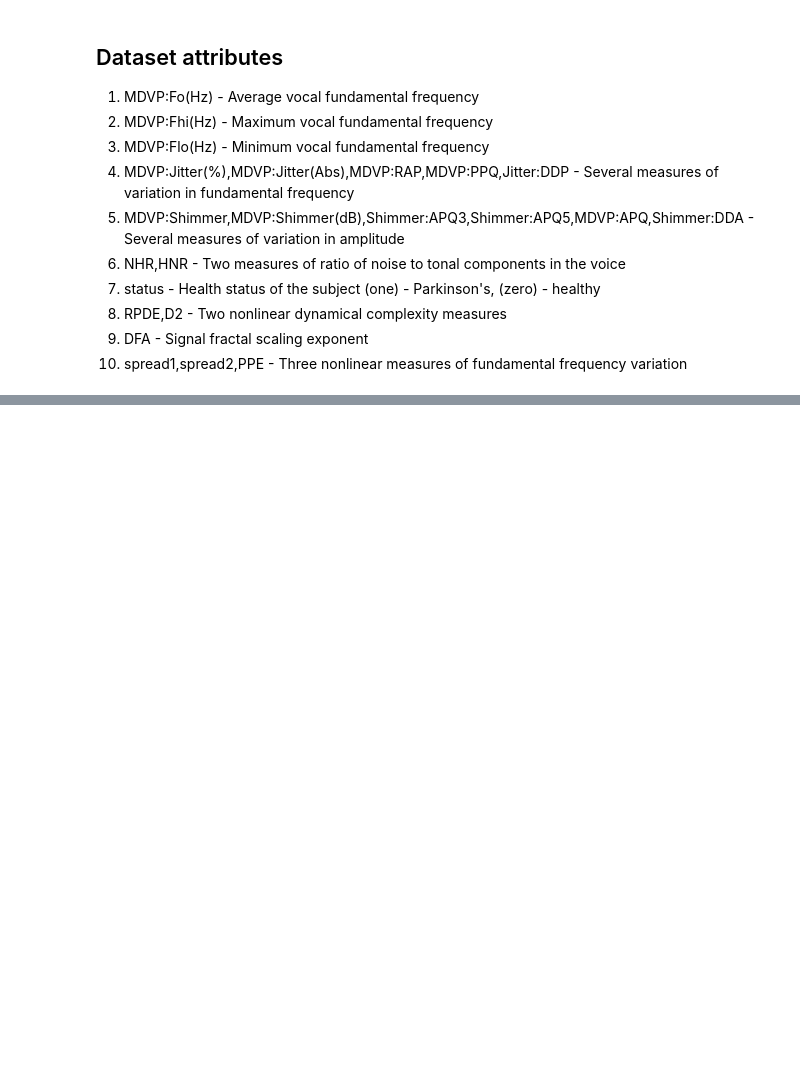
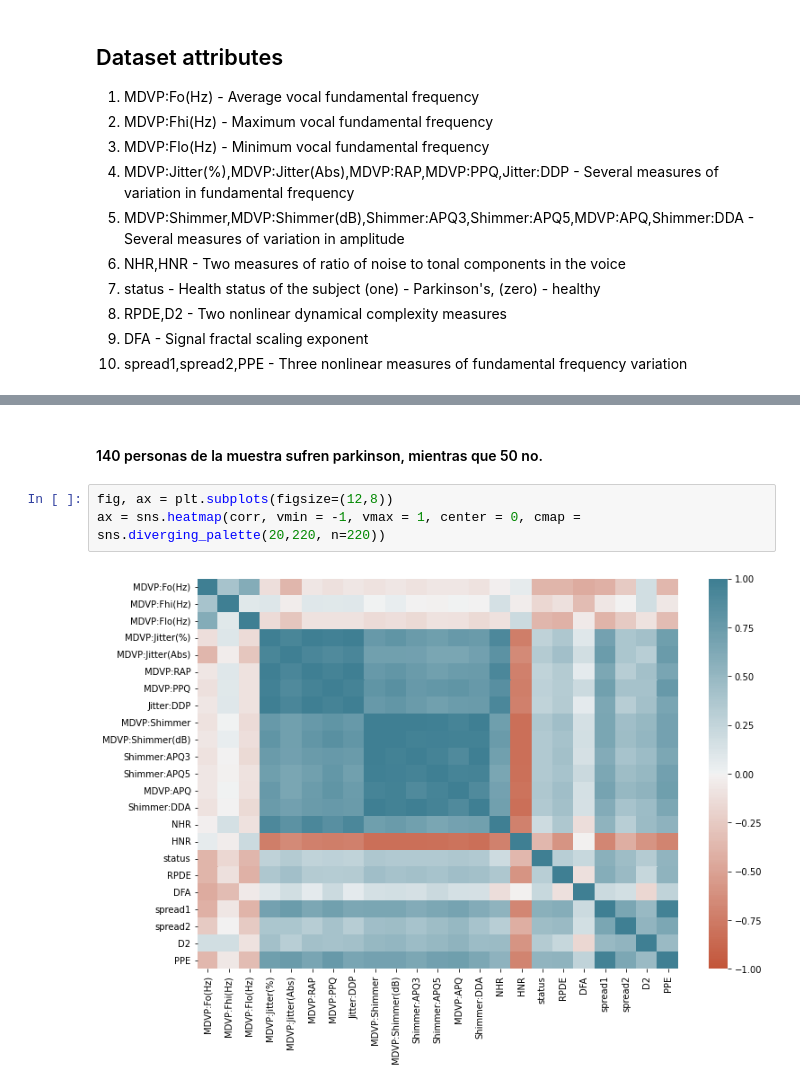
Before and after one commit to nilradi/DS-Projects, a Jupyter notebook: P3_Parkinson_Prediction.ipynb, the cells around one changed output, grey strips where cells are left out. Saved outputs shown, nothing was run; the diff lists cells and outputs as text; blank space fills up the shorter version.

```diff
--- a/P3_Parkinson_Prediction.ipynb
+++ b/P3_Parkinson_Prediction.ipynb
@@ -118,0 +126,7 @@ corr.style.background_gradient(cmap='coolwarm')
+# %% [markdown]
+#### 140 personas de la muestra sufren parkinson, mientras que 50 no.
+# %%
+fig, ax = plt.subplots(figsize=(12,8))
+ax = sns.heatmap(corr, vmin = -1, vmax = 1, center = 0, cmap = sns.diverging_palette(20,220, n=220))
+# %% [output]
+[figure, added]
```
Also changed, not shown: parts of 1 cell of this notebook.
